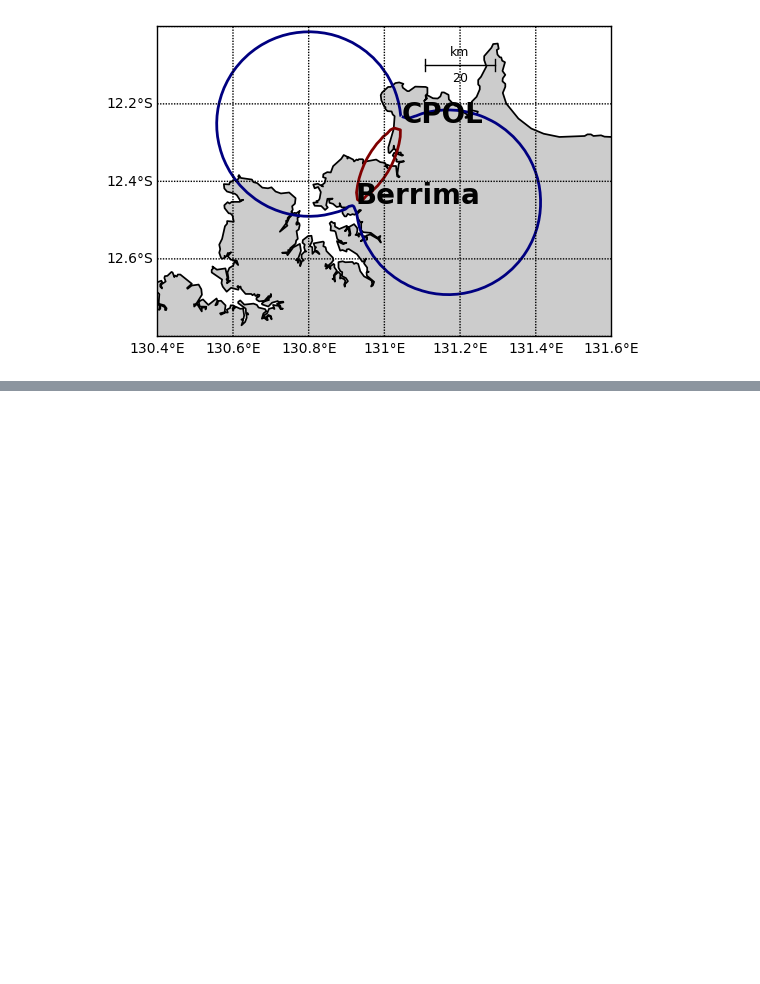
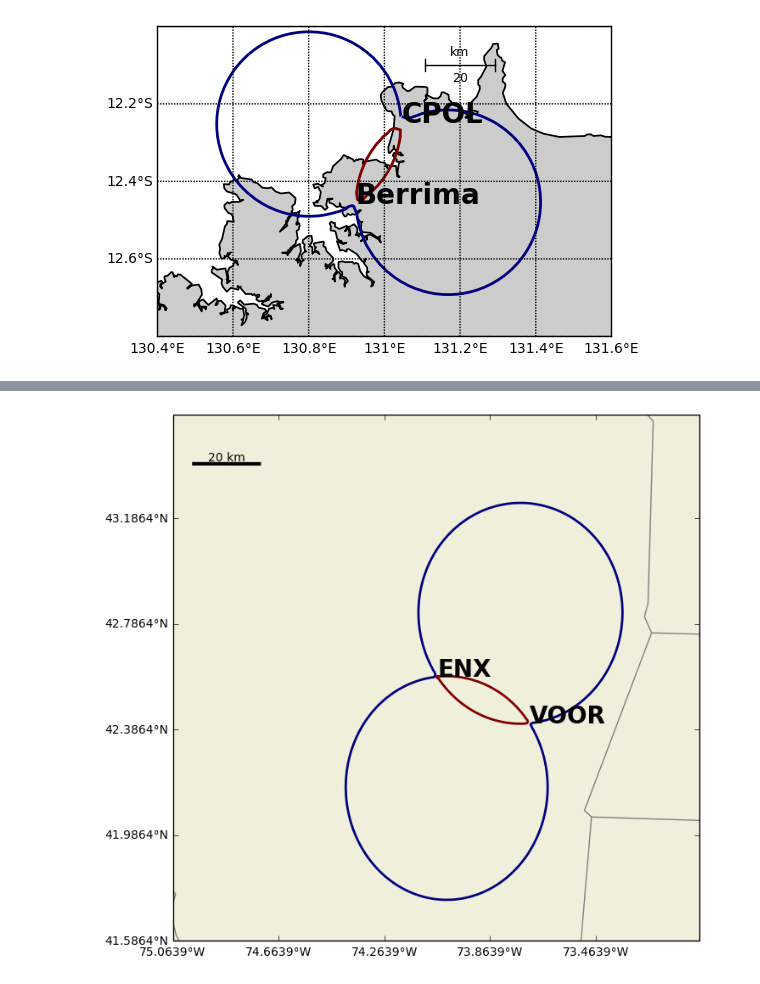
Before and after one commit to rcjackson/cmdv-rrm-anl, a Jupyter notebook: notebooks/DDLobes.ipynb, the cells around one changed output, grey strips where cells are left out. Cells and saved outputs as stored; diff of their text form; code cells hidden in the pictures; blank space fills up the shorter version.

```diff
--- a/notebooks/DDLobes.ipynb
+++ b/notebooks/DDLobes.ipynb
@@ -252,0 +376,5 @@ plot_dd_lobe(0)
+# %%
+plt.figure(figsize=(8,10))
+plot_dd_lobes(ENX, VOOR, 'ENX', 'VOOR')
+# %% [output]
+[figure, added]
```
Also changed, not shown: parts of 9 cells of this notebook.
